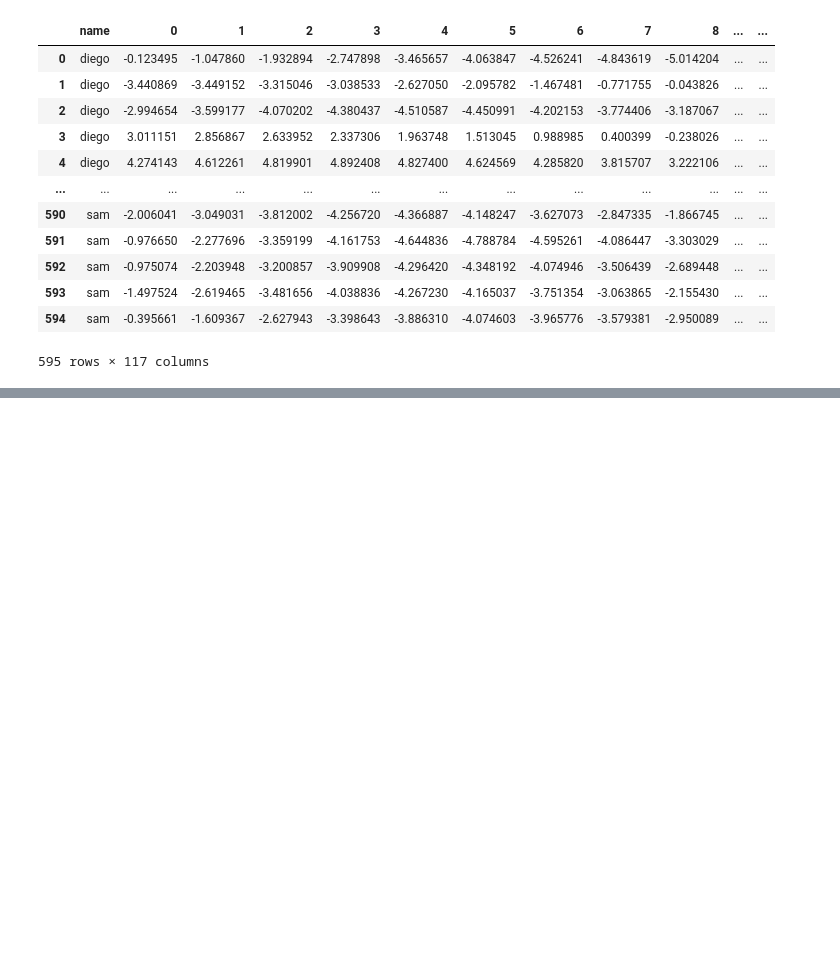
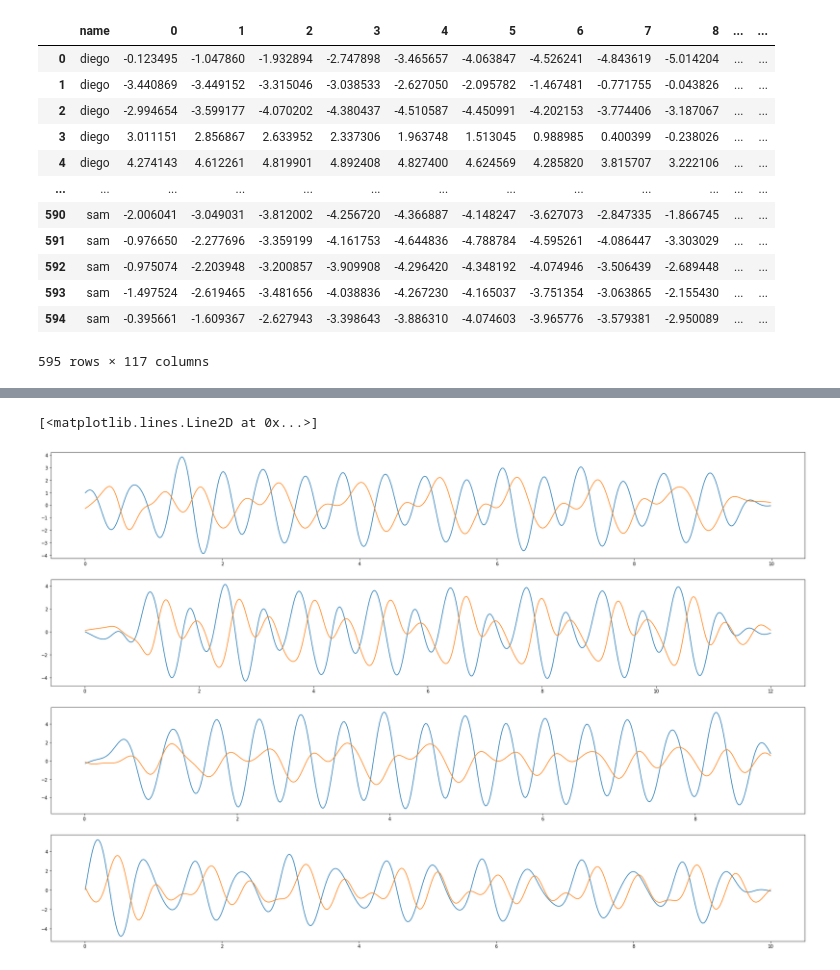
Before and after one commit to asd881018/Sensors-Noise-and-Walking-Human-Activity-Analysis, a Jupyter notebook: src.ipynb, the cells around one changed output, grey strips where cells are left out. Cells and saved outputs as stored; diff of their text form; code cells hidden in the pictures; blank space fills up the shorter version.

Commit message:
Added matt's stairs data to other activites ml

```diff
--- a/src.ipynb
+++ b/src.ipynb
@@ -368,12 +371,12 @@ dlp_upstairs_2 = dlp_upstairs_2[dlp_upstairs_2['seconds'] > 13]
 dlp_upstairs_2 = dlp_upstairs_2[dlp_upstairs_2['seconds'] < 23]
 dlp_upstairs_2['seconds'] = dlp_upstairs_2['seconds'] - 13
 
-drp_downstairs_1 = butterworth(process_file('data/dstepdown1.csv'))
-drp_downstairs_1 = drp_downstairs_1[drp_downstairs_1['seconds'] > 12]
-drp_downstairs_1 = drp_downstairs_1[drp_downstairs_1['seconds'] < 21]
-drp_downstairs_1['seconds'] = drp_downstairs_1['seconds'] - 12
+dlp_downstairs_1 = butterworth(process_file('data/dstepdown1.csv'))
+dlp_downstairs_1 = dlp_downstairs_1[dlp_downstairs_1['seconds'] > 12]
+dlp_downstairs_1 = dlp_downstairs_1[dlp_downstairs_1['seconds'] < 21]
+dlp_downstairs_1['seconds'] = dlp_downstairs_1['seconds'] - 12
 
-drp_downstairs_2 = butterworth(process_file('data/dstepdown2.csv'))
-drp_downstairs_2 = drp_downstairs_2[drp_downstairs_2['seconds'] > 15.5]
-drp_downstairs_2 = drp_downstairs_2[drp_downstairs_2['seconds'] < 23]
-drp_downstairs_2['seconds'] = drp_downstairs_2['seconds'] - 15.5
+dlp_downstairs_2 = butterworth(process_file('data/dstepdown2.csv'))
+dlp_downstairs_2 = dlp_downstairs_2[dlp_downstairs_2['seconds'] > 15.5]
+dlp_downstairs_2 = dlp_downstairs_2[dlp_downstairs_2['seconds'] < 23]
+dlp_downstairs_2['seconds'] = dlp_downstairs_2['seconds'] - 15.5
@@ -586,0 +383,3 @@ weighted avg       0.99      0.99      0.99       152
+# %%
+mrp_upstairs_1 = butterworth(process_file('processed_data/mrp_upstairs_16steps.csv'))
+mrp_downstairs_1 = butterworth(process_file('processed_data/mrp_downstairs_16steps.csv'))
@@ -586,0 +394,21 @@ weighted avg       0.99      0.99      0.99       152
+# %%
+fig, ax = plt.subplots(4)
+
+
+ax[0].plot(dlp_upstairs_1['seconds'], dlp_upstairs_1['y'])
+ax[0].plot(dlp_upstairs_1['seconds'], dlp_upstairs_1['z'])
+
+
+ax[1].plot(mrp_upstairs_1['seconds'], mrp_upstairs_1['y'])
+ax[1].plot(mrp_upstairs_1['seconds'], mrp_upstairs_1['z'])
+
+
+ax[2].plot(dlp_downstairs_1['seconds'], dlp_downstairs_1['y'])
+ax[2].plot(dlp_downstairs_1['seconds'], dlp_downstairs_1['z'])
+
+
+ax[3].plot(mrp_downstairs_1['seconds'], mrp_downstairs_1['y'])
+ax[3].plot(mrp_downstairs_1['seconds'], mrp_downstairs_1['z'])
+# %% [output]
+[<matplotlib.lines.Line2D at 0x...>]
+[figure, added]
```
Also changed, not shown: parts of 13 cells of this notebook.
